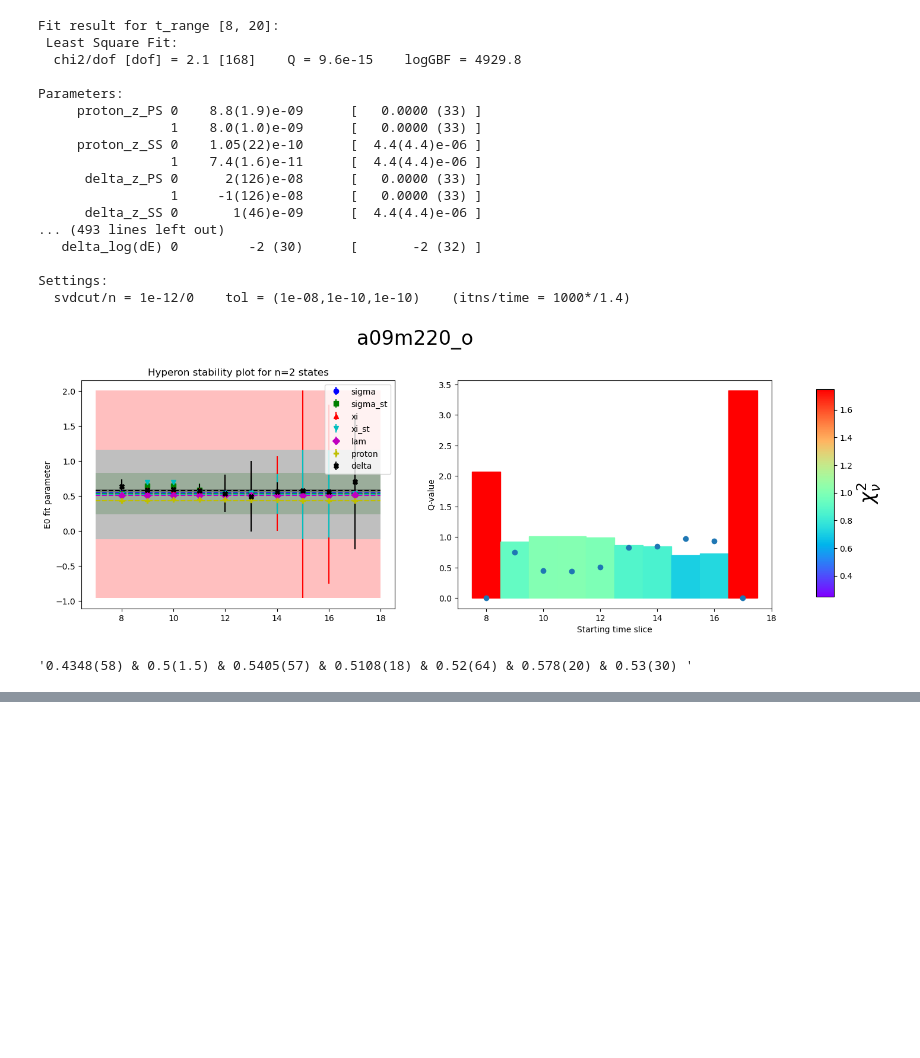
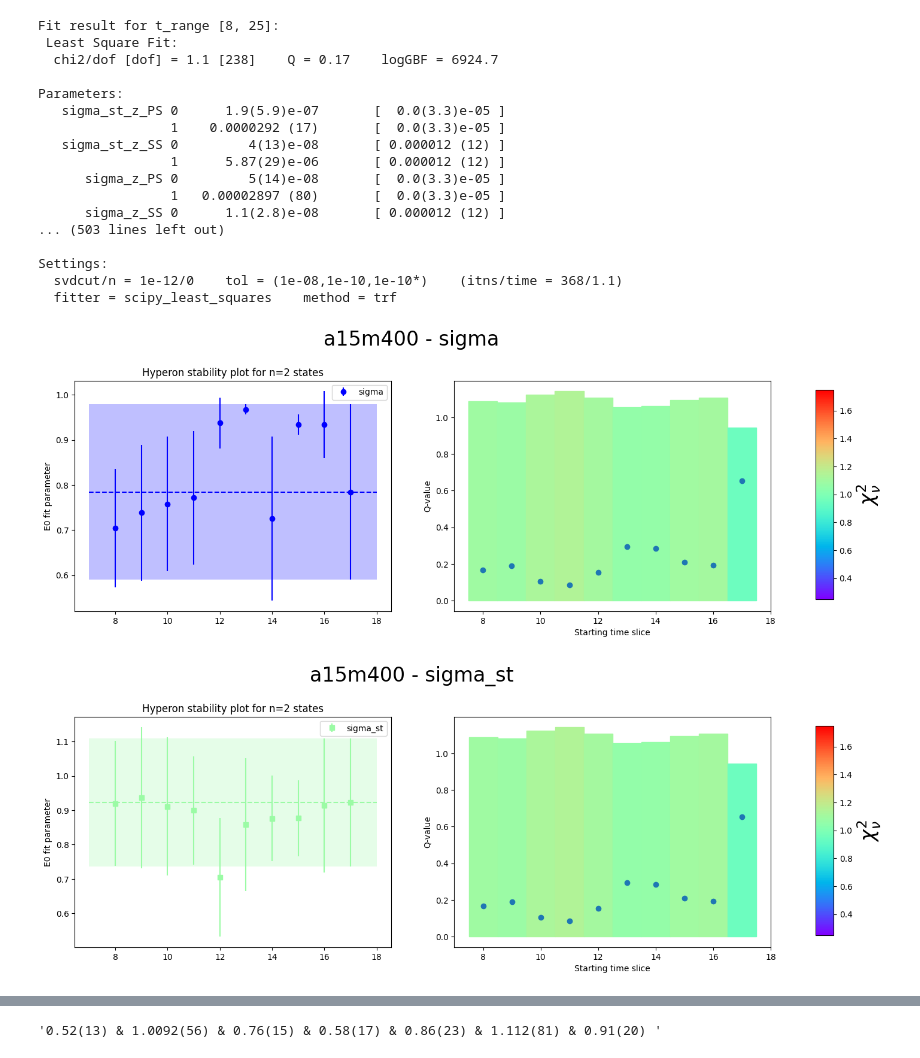
Before and after one commit to gdbrad/corr_fitter, a Jupyter notebook: notebooks/hyperon_fits.ipynb, the cells around one changed output, grey strips where cells are left out. Saved outputs shown, nothing was run; the diff lists cells and outputs as text; code cells hidden in the pictures; blank space fills up the shorter version.

```diff
--- a/notebooks/hyperon_fits.ipynb
+++ b/notebooks/hyperon_fits.ipynb
@@ -62,37 +62,35 @@ bs_N = 100
 bs_seed = "seed"
 # %%
 importlib.reload(fa)
-abbr = 'a09m220_o'
+abbr = 'a15m400'
 fit_params = os.path.join(input_dir, f"{abbr}.py")
 sys.path.append(os.path.dirname(os.path.abspath(fit_params)))
 fp = importlib.import_module(fit_params.split('/')[-1].split('.py')[0])
 p_dict = fp.p_dict
 # hyperon = fa.corr_fit_analysis()
-hyperon_fit = fa.analyze_hyperon_corrs(data_file, fit_params,show_eff=False, t_end=20, model_type=model_type,
+hyperon_fit = fa.analyze_hyperon_corrs(data_file, fit_params,show_eff=False, t_end=25, model_type=model_type,
                                                bs=False, bs_file=bs_data_file,
                                                bs_path=abbr, bs_N=bs_N, bs_seed=bs_seed)
 fa.plot_fit_parameters(hyperon_fit, p_dict,abbr)
 # hyperon_fit.plot_effective_mass(t_plot_min=t_plot_min, t_plot_max=t_plot_max, model_type=model_type,
                                     #    show_plot=True, show_fit=True)
-
-ld.generate_latex_line(hyperon_fit[15])
 # %% [output]
-Fit result for t_range [8, 20]:
+Fit result for t_range [8, 25]:
  Least Square Fit:
-  chi2/dof [dof] = 2.1 [168]    Q = 9.6e-15    logGBF = 4929.8
+  chi2/dof [dof] = 1.1 [238]    Q = 0.17    logGBF = 6924.7
 
 Parameters:
-     proton_z_PS 0    8.8(1.9)e-09      [   0.0000 (33) ]
-                 1    8.0(1.0)e-09      [   0.0000 (33) ]
-     proton_z_SS 0    1.05(22)e-10      [  4.4(4.4)e-06 ]
-                 1    7.4(1.6)e-11      [  4.4(4.4)e-06 ]
-      delta_z_PS 0      2(126)e-08      [   0.0000 (33) ]
-                 1     -1(126)e-08      [   0.0000 (33) ]
-      delta_z_SS 0       1(46)e-09      [  4.4(4.4)e-06 ]
-... (493 lines left out)
-   delta_log(dE) 0         -2 (30)      [       -2 (32) ]
+   sigma_st_z_PS 0      1.9(5.9)e-07       [  0.0(3.3)e-05 ]
+                 1    0.0000292 (17)       [  0.0(3.3)e-05 ]
+   sigma_st_z_SS 0         4(13)e-08       [ 0.000012 (12) ]
+                 1      5.87(29)e-06       [ 0.000012 (12) ]
+      sigma_z_PS 0         5(14)e-08       [  0.0(3.3)e-05 ]
+                 1   0.00002897 (80)       [  0.0(3.3)e-05 ]
+      sigma_z_SS 0      1.1(2.8)e-08       [ 0.000012 (12) ]
+... (503 lines left out)
 
 Settings:
-  svdcut/n = 1e-12/0    tol = (1e-08,1e-10,1e-10)    (itns/time = 1000*/1.4)
+  svdcut/n = 1e-12/0    tol = (1e-08,1e-10,1e-10*)    (itns/time = 368/1.1)
+  fitter = scipy_least_squares    method = trf
-[figure, old version]
+[figure, new version]
-'0.4348(58) & 0.5(1.5) & 0.5405(57) & 0.5108(18) & 0.52(64) & 0.578(20) & 0.53(30) '
+[figure, added]
@@ -99,3 +102,7 @@ Settings:
+# %%
+ld.generate_latex_line(hyperon_fit[10])
+# %% [output]
+'0.52(13) & 1.0092(56) & 0.76(15) & 0.58(17) & 0.86(23) & 1.112(81) & 0.91(20) '
 # %%
 # from tabulate import tabulate
 
```
Also changed, not shown: parts of 2 cells of this notebook, 3 other files.
